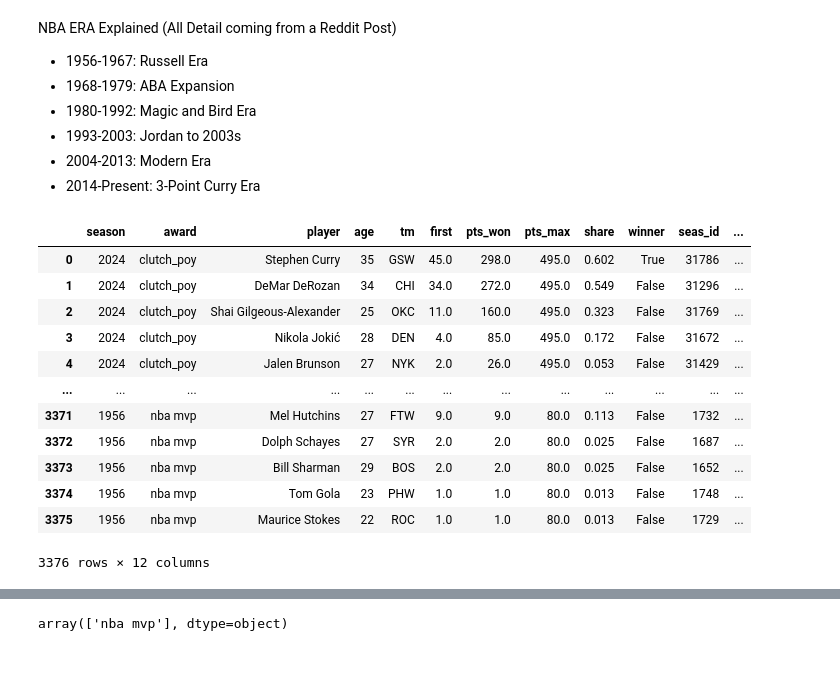
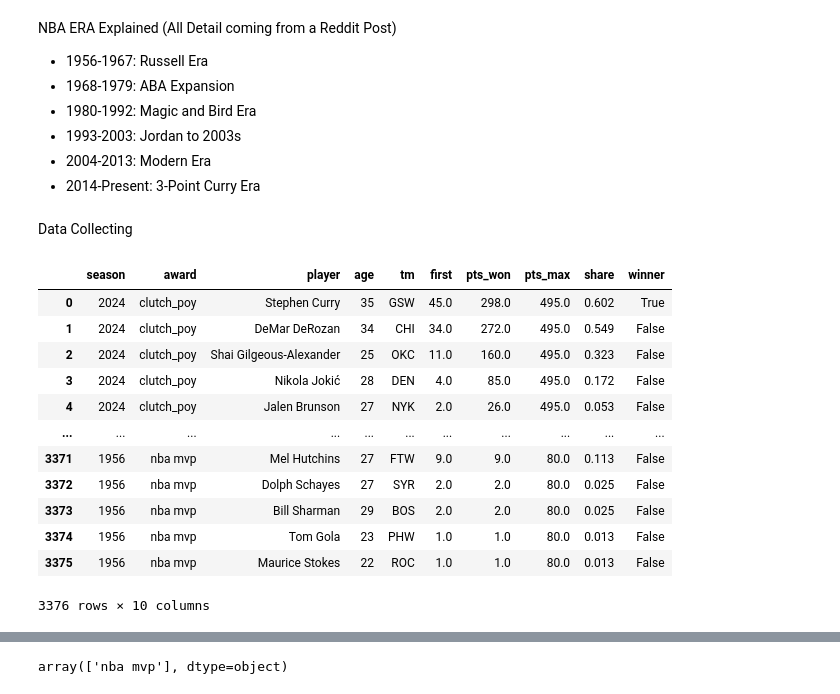
Before and after one commit to schao021/NBA_Award_Trends_and_Predictor, a Jupyter notebook: Award_Analysis.ipynb, the cells around one changed output, grey strips where cells are left out. Drawn from its saved outputs; the diff is of its cells as text; code cells hidden in the pictures; blank space fills up the shorter version.

Commit message:
Additional data cleanup

```diff
--- a/Award_Analysis.ipynb
+++ b/Award_Analysis.ipynb
@@ -6,29 +6,32 @@ NBA ERA Explained (All Detail coming from a Reddit Post)
 - 1993-2003: Jordan to 2003s
 - 2004-2013: Modern Era
 - 2014-Present: 3-Point Curry Era
+# %% [markdown]
+Data Collecting
 # %%
 import pandas as pd
 import numpy as np
 import matplotlib.pyplot as plt
 import seaborn as sns
 # %%
+pd.set_option('display.max_columns', None)
 df_awards = pd.read_csv('Dataset/Player Award Shares.csv')
-pd.set_option('display.max_columns', None)
+df_awards = df_awards.drop(columns=['seas_id', 'player_id'])
 df_awards
 # %% [output]
-|  | season | award | player | age | tm | first | pts_won | pts_max | share | winner | seas_id | ... |
-| 0 | 2024 | clutch_poy | Stephen Curry | 35 | GSW | 45.0 | 298.0 | 495.0 | 0.602 | True | 31786 | ... |
-| 1 | 2024 | clutch_poy | DeMar DeRozan | 34 | CHI | 34.0 | 272.0 | 495.0 | 0.549 | False | 31296 | ... |
-| 2 | 2024 | clutch_poy | Shai Gilgeous-Alexander | 25 | OKC | 11.0 | 160.0 | 495.0 | 0.323 | False | 31769 | ... |
-| 3 | 2024 | clutch_poy | Nikola Jokić | 28 | DEN | 4.0 | 85.0 | 495.0 | 0.172 | False | 31672 | ... |
-| 4 | 2024 | clutch_poy | Jalen Brunson | 27 | NYK | 2.0 | 26.0 | 495.0 | 0.053 | False | 31429 | ... |
-| ... | ... | ... | ... | ... | ... | ... | ... | ... | ... | ... | ... | ... |
-| 3371 | 1956 | nba mvp | Mel Hutchins | 27 | FTW | 9.0 | 9.0 | 80.0 | 0.113 | False | 1732 | ... |
-| 3372 | 1956 | nba mvp | Dolph Schayes | 27 | SYR | 2.0 | 2.0 | 80.0 | 0.025 | False | 1687 | ... |
-| 3373 | 1956 | nba mvp | Bill Sharman | 29 | BOS | 2.0 | 2.0 | 80.0 | 0.025 | False | 1652 | ... |
-| 3374 | 1956 | nba mvp | Tom Gola | 23 | PHW | 1.0 | 1.0 | 80.0 | 0.013 | False | 1748 | ... |
-| 3375 | 1956 | nba mvp | Maurice Stokes | 22 | ROC | 1.0 | 1.0 | 80.0 | 0.013 | False | 1729 | ... |
+|  | season | award | player | age | tm | first | pts_won | pts_max | share | winner |
+| 0 | 2024 | clutch_poy | Stephen Curry | 35 | GSW | 45.0 | 298.0 | 495.0 | 0.602 | True |
+| 1 | 2024 | clutch_poy | DeMar DeRozan | 34 | CHI | 34.0 | 272.0 | 495.0 | 0.549 | False |
+| 2 | 2024 | clutch_poy | Shai Gilgeous-Alexander | 25 | OKC | 11.0 | 160.0 | 495.0 | 0.323 | False |
+| 3 | 2024 | clutch_poy | Nikola Jokić | 28 | DEN | 4.0 | 85.0 | 495.0 | 0.172 | False |
+| 4 | 2024 | clutch_poy | Jalen Brunson | 27 | NYK | 2.0 | 26.0 | 495.0 | 0.053 | False |
+| ... | ... | ... | ... | ... | ... | ... | ... | ... | ... | ... |
+| 3371 | 1956 | nba mvp | Mel Hutchins | 27 | FTW | 9.0 | 9.0 | 80.0 | 0.113 | False |
+| 3372 | 1956 | nba mvp | Dolph Schayes | 27 | SYR | 2.0 | 2.0 | 80.0 | 0.025 | False |
+| 3373 | 1956 | nba mvp | Bill Sharman | 29 | BOS | 2.0 | 2.0 | 80.0 | 0.025 | False |
+| 3374 | 1956 | nba mvp | Tom Gola | 23 | PHW | 1.0 | 1.0 | 80.0 | 0.013 | False |
+| 3375 | 1956 | nba mvp | Maurice Stokes | 22 | ROC | 1.0 | 1.0 | 80.0 | 0.013 | False |
-3376 rows × 12 columns
+3376 rows × 10 columns
 # %%
 df_awards.info()
 # %% [output]
```
Also changed, not shown: parts of 17 cells of this notebook, 1 other file.
